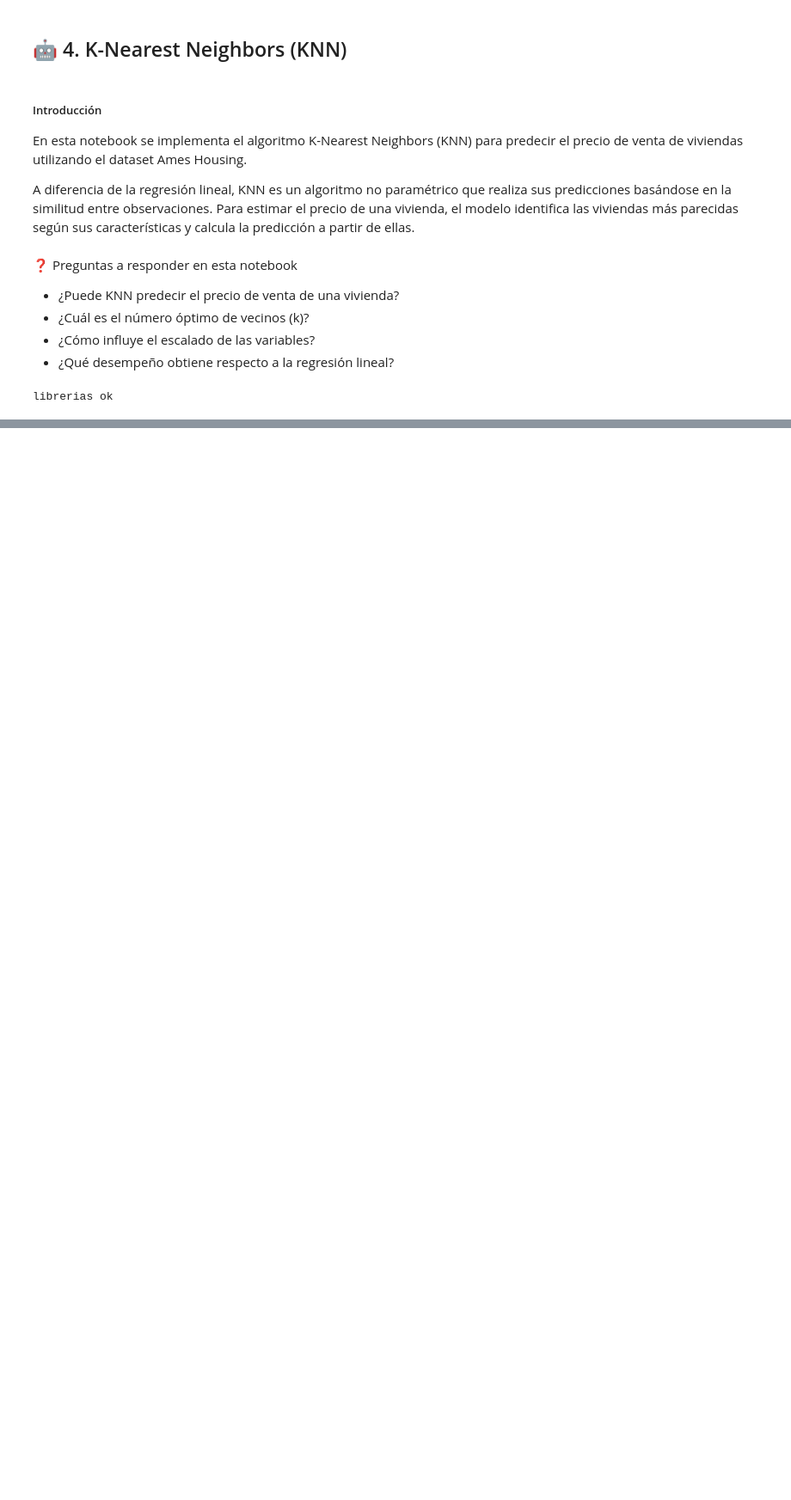
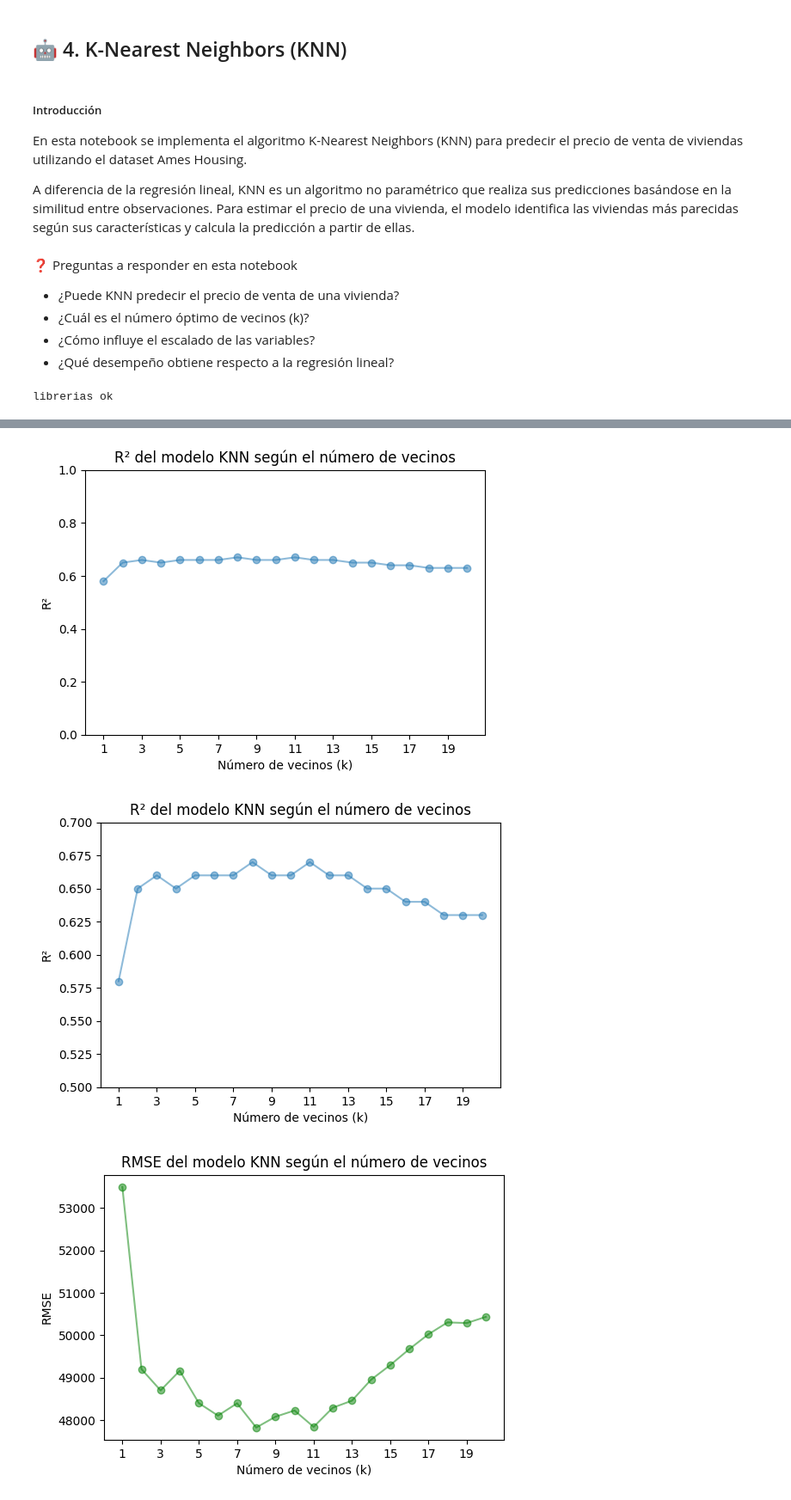
Before and after one commit to joseurquiza88/housing-price-analysis, a Jupyter notebook: housing-price-analysis/04_K-Nearest Neighbors.ipynb, the cells around one changed output, grey strips where cells are left out. Shown at 86% size. Drawn from its saved outputs; the diff is of its cells as text; code cells hidden in the pictures; blank space fills up the shorter version.

```diff
--- a/housing-price-analysis/04_K-Nearest Neighbors.ipynb
+++ b/housing-price-analysis/04_K-Nearest Neighbors.ipynb
@@ -128,0 +206,65 @@ El modelo KNN obtuvo una accuracy del 79%, lo que significa que clasificó corre
+# %%
+#Plot con los resultados de las pruebas
+# R2
+plt.figure(figsize=(6,4))
+plt.plot(valores_k, r2_scores, marker="o", alpha=0.5)
+# Mostrar todos los valores de k
+plt.xticks(range(min(valores_k), max(valores_k) + 1, 2))
+# Limitar el eje Y
+plt.ylim(0, 1)
+plt.xlabel("Número de vecinos (k)")
+plt.ylabel("R²")
+plt.title("R² del modelo KNN según el número de vecinos")
+
+# plt.grid(True)
+plt.show()
+
+####
+# Misma metrica de R2 pero con otros rangos en el eje Y
+plt.figure(figsize=(6,4))
+plt.plot(valores_k, r2_scores, marker="o", alpha=0.5)
+# Mostrar todos los valores de k
+plt.xticks(range(min(valores_k), max(valores_k) + 1, 2))
+# Limitar el eje Y
+plt.ylim(0.5, 0.7)
+plt.xlabel("Número de vecinos (k)")
+plt.ylabel("R²")
+plt.title("R² del modelo KNN según el número de vecinos")
+
+# plt.grid(True)
+plt.show()
+
+# -------------------------------------------------------------
+# RMSE
+plt.figure(figsize=(6,4))
+plt.plot(valores_k, rmse_scores, marker="o", c= "green", alpha=0.5)
+# Mostrar todos los valores de k
+plt.xticks(range(min(valores_k), max(valores_k) + 1, 2))
+# Limitar el eje Y
+# plt.ylim(0, 1)
+plt.xlabel("Número de vecinos (k)")
+plt.ylabel("RMSE")
+plt.title("RMSE del modelo KNN según el número de vecinos")
+
+# plt.grid(True)
+plt.show()
+
+
+# -------------------------------------------------------------
+# MAE
+plt.figure(figsize=(6,4))
+plt.plot(valores_k, mae_scores, marker="o", c= "purple", alpha=0.5)
+# Mostrar todos los valores de k
+plt.xticks(range(min(valores_k), max(valores_k) + 1, 2))
+# Limitar el eje Y
+# plt.ylim(0, 1)
+plt.xlabel("Número de vecinos (k)")
+plt.ylabel("MAE")
+plt.title("MAE del modelo KNN según el número de vecinos")
+
+# plt.grid(True)
+plt.show()
+# %% [output]
+[figure, added]
+[figure, added]
+[figure, added]
```
Also changed, not shown: parts of 16 cells of this notebook, 2 other files.
